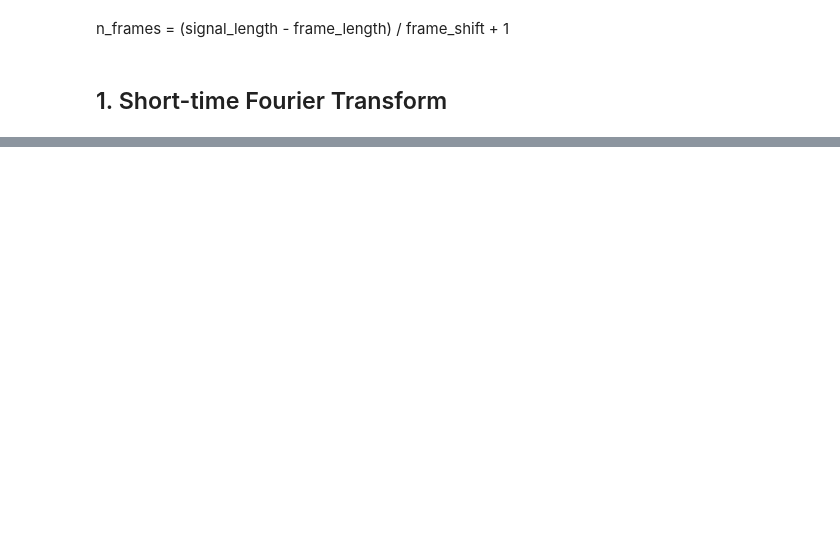
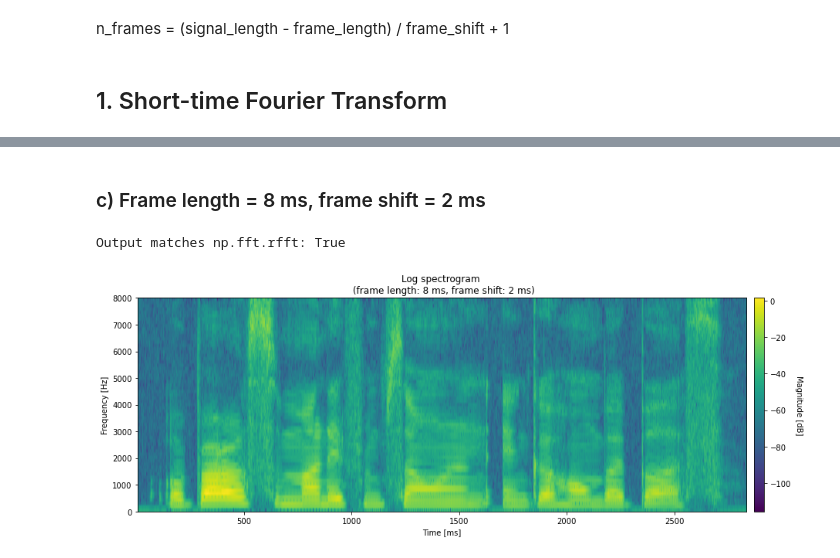
Before and after one commit to iibrahimli/ssp_sose2023, a Jupyter notebook: Exercise2/exercise2.ipynb, the cells around one changed output, grey strips where cells are left out. Cells and saved outputs as stored; diff of their text form; code cells hidden in the pictures; blank space fills up the shorter version.

```diff
--- a/Exercise2/exercise2.ipynb
+++ b/Exercise2/exercise2.ipynb
@@ -43,0 +111,7 @@ len(s1) / sampling_rate, "s"
+# %% [markdown]
+### c) Frame length = 8 ms, frame shift = 2 ms
+# %%
+plot_log_spectrogram(s1, sampling_rate, frame_length=8, frame_shift=2)
+# %% [output]
+Output matches np.fft.rfft: True
+[figure, added]
```
Also changed, not shown: parts of 13 cells of this notebook.
